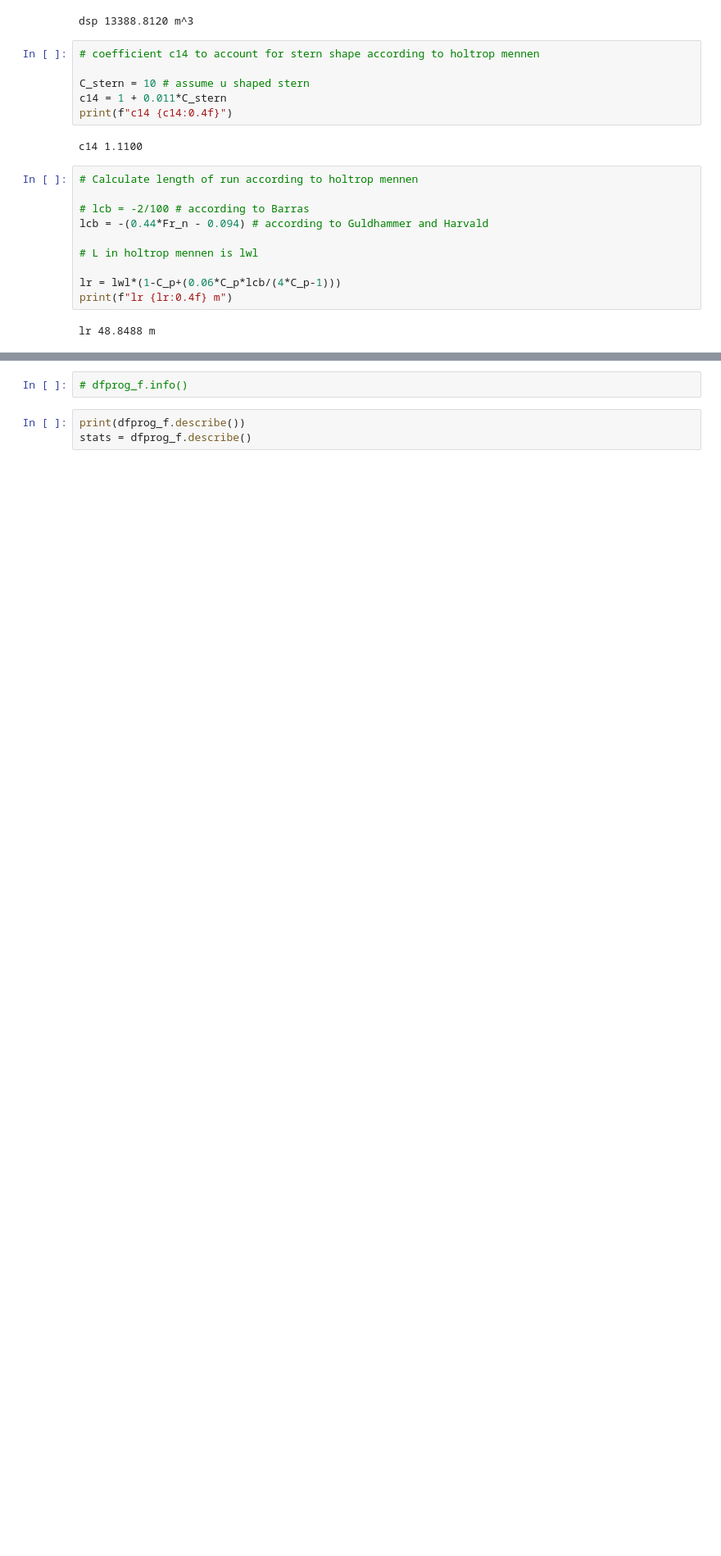
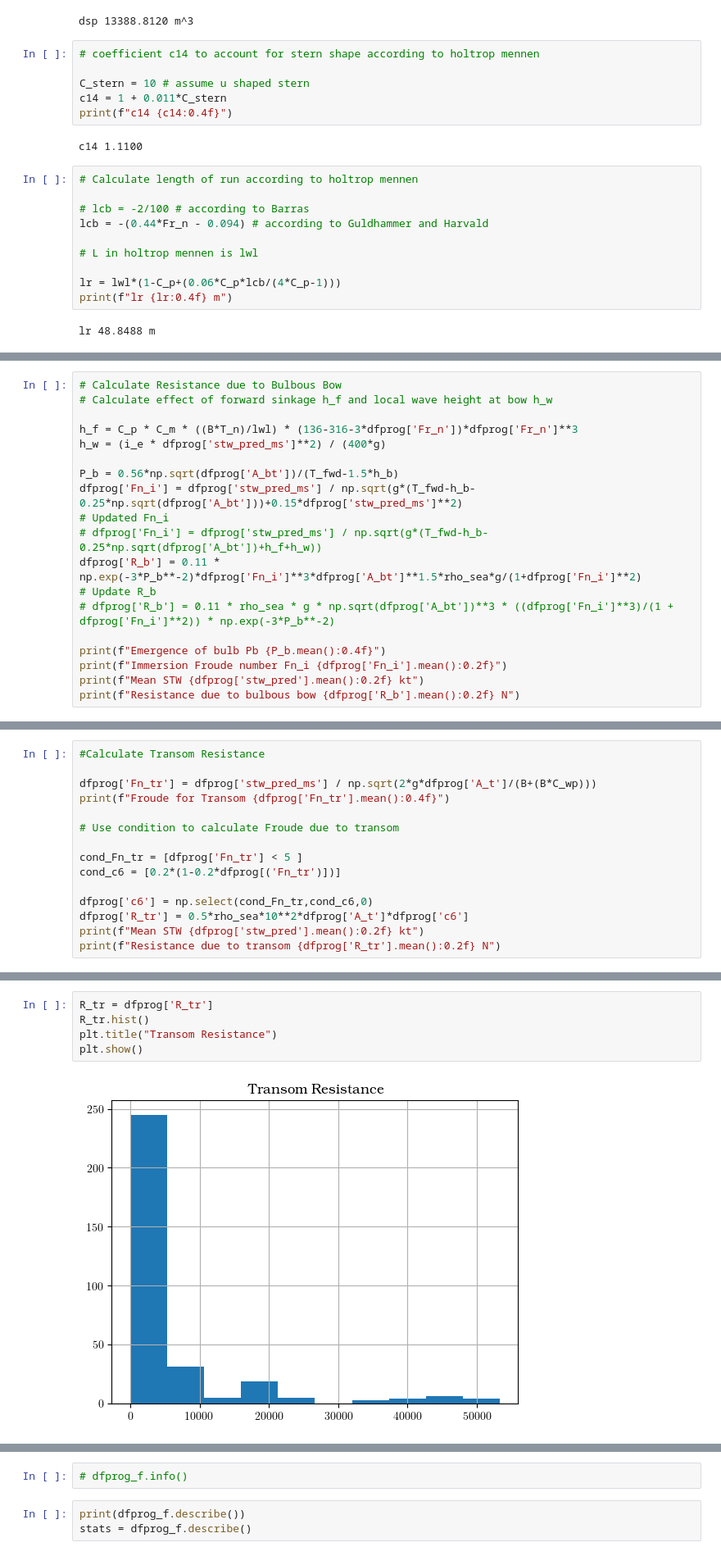
Before and after one commit to hiwafi/thesis-ais, a Jupyter notebook: AISJune_stg_two_v2.ipynb, the cells around one changed output, grey strips where cells are left out. Shown at 82% size. Cells and saved outputs as stored; diff of their text form; blank space fills up the shorter version.

```diff
--- a/AISJune_stg_two_v2.ipynb
+++ b/AISJune_stg_two_v2.ipynb
@@ -1327,0 +1118,19 @@ dfprog.head()
+# %%
+# Calculate Resistance due to Bulbous Bow
+# Calculate effect of forward sinkage h_f and local wave height at bow h_w
+
+h_f = C_p * C_m * ((B*T_n)/lwl) * (136-316-3*dfprog['Fr_n'])*dfprog['Fr_n']**3
+h_w = (i_e * dfprog['stw_pred_ms']**2) / (400*g)
+
+P_b = 0.56*np.sqrt(dfprog['A_bt'])/(T_fwd-1.5*h_b)
+dfprog['Fn_i'] = dfprog['stw_pred_ms'] / np.sqrt(g*(T_fwd-h_b-0.25*np.sqrt(dfprog['A_bt']))+0.15*dfprog['stw_pred_ms']**2)
+# Updated Fn_i
+# dfprog['Fn_i'] = dfprog['stw_pred_ms'] / np.sqrt(g*(T_fwd-h_b-0.25*np.sqrt(dfprog['A_bt'])+h_f+h_w))
+dfprog['R_b'] = 0.11 * np.exp(-3*P_b**-2)*dfprog['Fn_i']**3*dfprog['A_bt']**1.5*rho_sea*g/(1+dfprog['Fn_i']**2)
+# Update R_b
+# dfprog['R_b'] = 0.11 * rho_sea * g * np.sqrt(dfprog['A_bt'])**3 * ((dfprog['Fn_i']**3)/(1 + dfprog['Fn_i']**2)) * np.exp(-3*P_b**-2)
+
+print(f"Emergence of bulb Pb {P_b.mean():0.4f}")
+print(f"Immersion Froude number Fn_i {dfprog['Fn_i'].mean():0.2f}")
+print(f"Mean STW {dfprog['stw_pred'].mean():0.2f} kt")
+print(f"Resistance due to bulbous bow {dfprog['R_b'].mean():0.2f} N")
@@ -1327,0 +1146,15 @@ dfprog.head()
+# %%
+#Calculate Transom Resistance
+
+dfprog['Fn_tr'] = dfprog['stw_pred_ms'] / np.sqrt(2*g*dfprog['A_t']/(B+(B*C_wp)))
+print(f"Froude for Transom {dfprog['Fn_tr'].mean():0.4f}")
+
+# Use condition to calculate Froude due to transom
+
+cond_Fn_tr = [dfprog['Fn_tr'] < 5 ]
+cond_c6 = [0.2*(1-0.2*dfprog[('Fn_tr')])]
+
+dfprog['c6'] = np.select(cond_Fn_tr,cond_c6,0)
+dfprog['R_tr'] = 0.5*rho_sea*10**2*dfprog['A_t']*dfprog['c6']
+print(f"Mean STW {dfprog['stw_pred'].mean():0.2f} kt")
+print(f"Resistance due to transom {dfprog['R_tr'].mean():0.2f} N")
@@ -1327,0 +1165,7 @@ dfprog.head()
+# %%
+R_tr = dfprog['R_tr']
+R_tr.hist()
+plt.title("Transom Resistance")
+plt.show()
+# %% [output]
+[figure, added]
```
Also changed, not shown: parts of 70 cells of this notebook, 1 other file.
